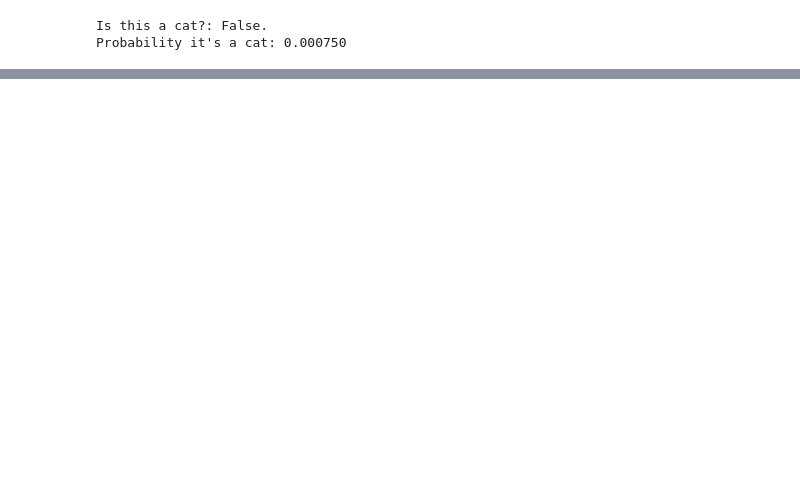
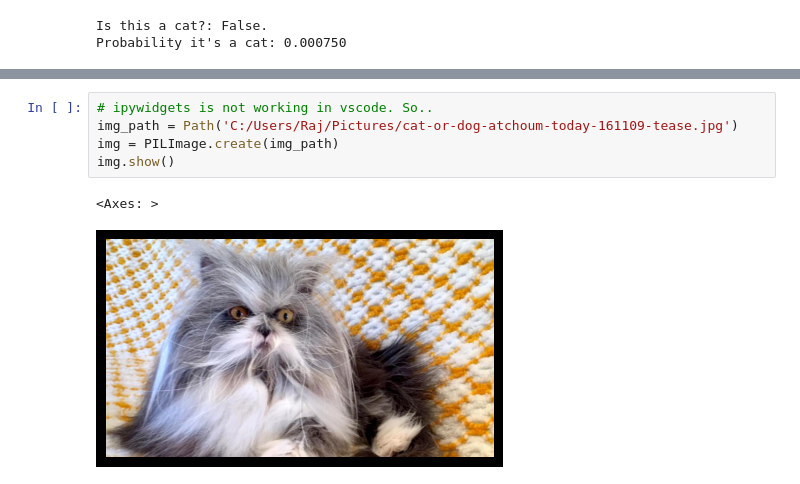
Before and after one commit to tenkara/fastai-dl, a Jupyter notebook: 1-intro/intro.ipynb, the cells around one changed output, grey strips where cells are left out. Drawn from its saved outputs; the diff is of its cells as text; blank space fills up the shorter version.

```diff
--- a/1-intro/intro.ipynb
+++ b/1-intro/intro.ipynb
@@ -76,0 +94,8 @@ Probability it's a cat: 0.000750
+# %%
+# ipywidgets is not working in vscode. So..
+img_path = Path('C:/Users/Raj/Pictures/cat-or-dog-atchoum-today-161109-tease.jpg')
+img = PILImage.create(img_path)
+img.show()
+# %% [output]
+<Axes: >
+[figure, added]
```
Also changed, not shown: parts of 3 cells of this notebook.
